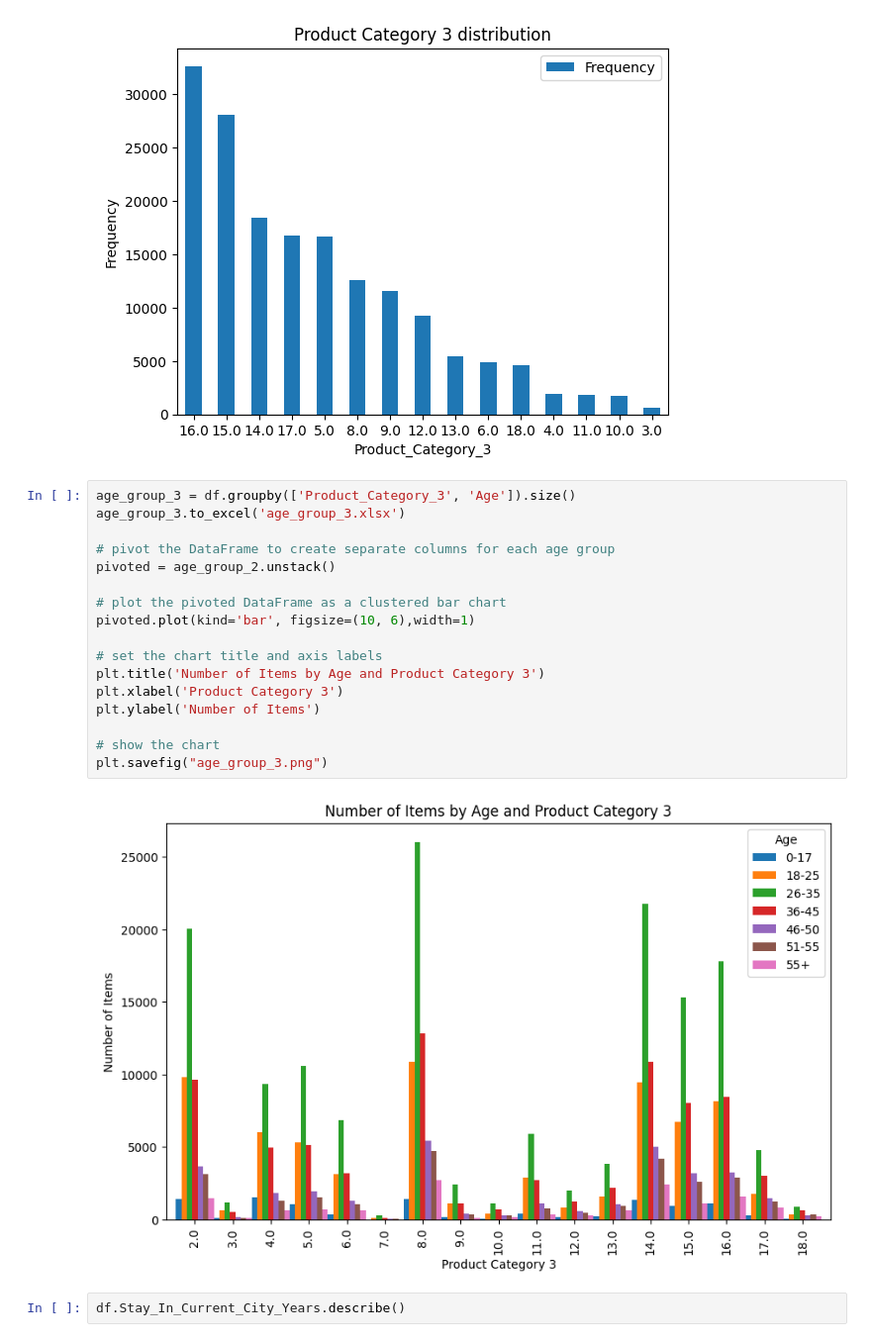
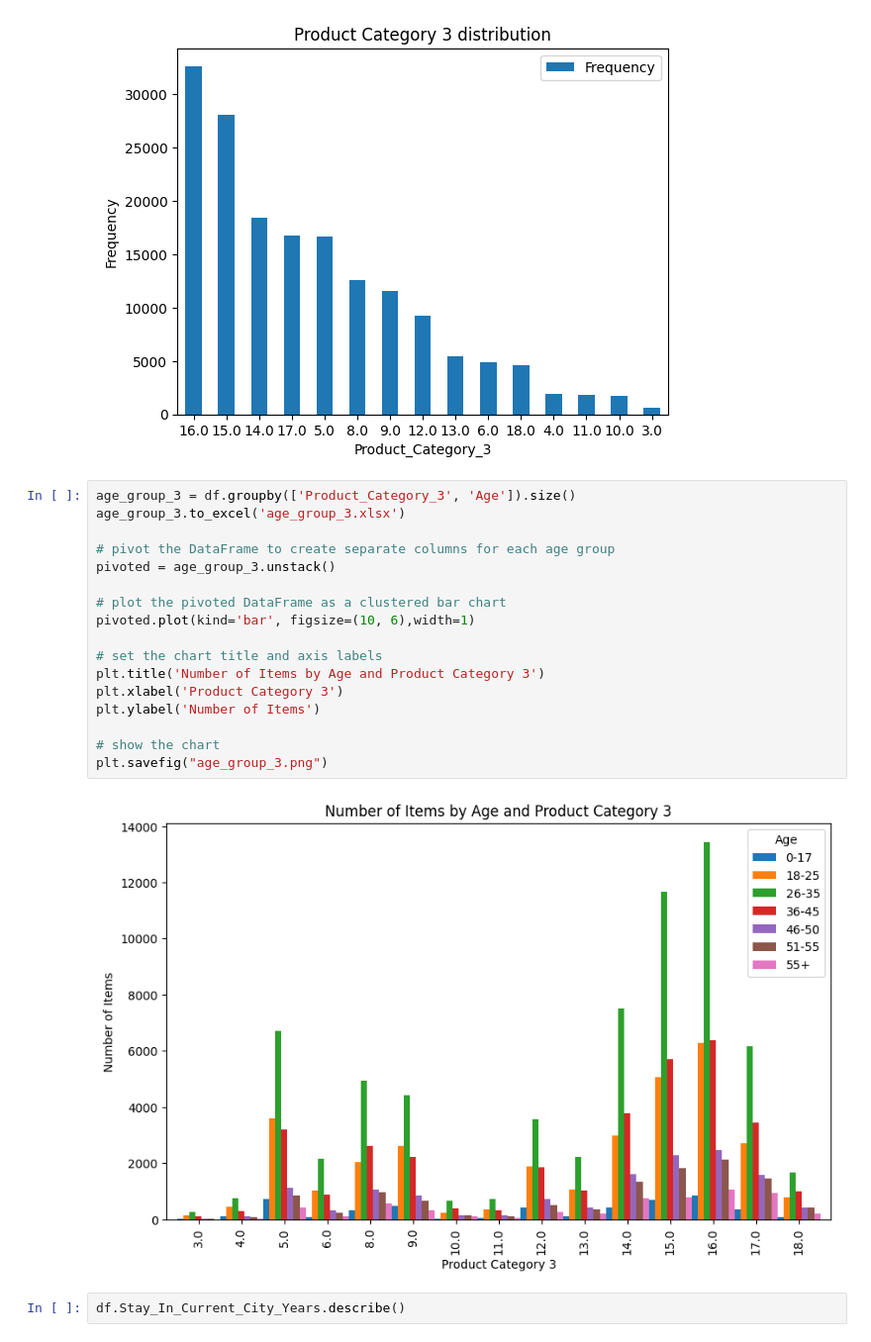
Before and after one commit to DulanjaliLiyanage/UOM-Data-Science-Project-CS5617, a Jupyter notebook: Project/239162A - CS5617 - Data Science.ipynb, the cells around one changed output. Shown at 99% size. Saved outputs shown, nothing was run; the diff lists cells and outputs as text.

```diff
--- a/Project/239162A - CS5617 - Data Science.ipynb
+++ b/Project/239162A - CS5617 - Data Science.ipynb
@@ -480,22 +514,22 @@ plt.show()
 # %%
 age_group_3 = df.groupby(['Product_Category_3', 'Age']).size()
 age_group_3.to_excel('age_group_3.xlsx')
 
 # pivot the DataFrame to create separate columns for each age group
-pivoted = age_group_2.unstack()
+pivoted = age_group_3.unstack()
 
 # plot the pivoted DataFrame as a clustered bar chart
 pivoted.plot(kind='bar', figsize=(10, 6),width=1)
 
 # set the chart title and axis labels
 plt.title('Number of Items by Age and Product Category 3')
 plt.xlabel('Product Category 3')
 plt.ylabel('Number of Items')
 
 # show the chart
 plt.savefig("age_group_3.png")
 # %% [output]
-[figure, old version]
+[figure, new version]
 # %%
 df.Stay_In_Current_City_Years.describe()
 # %% [output]
```
Also changed, not shown: parts of 4 cells of this notebook, 16 other files.
